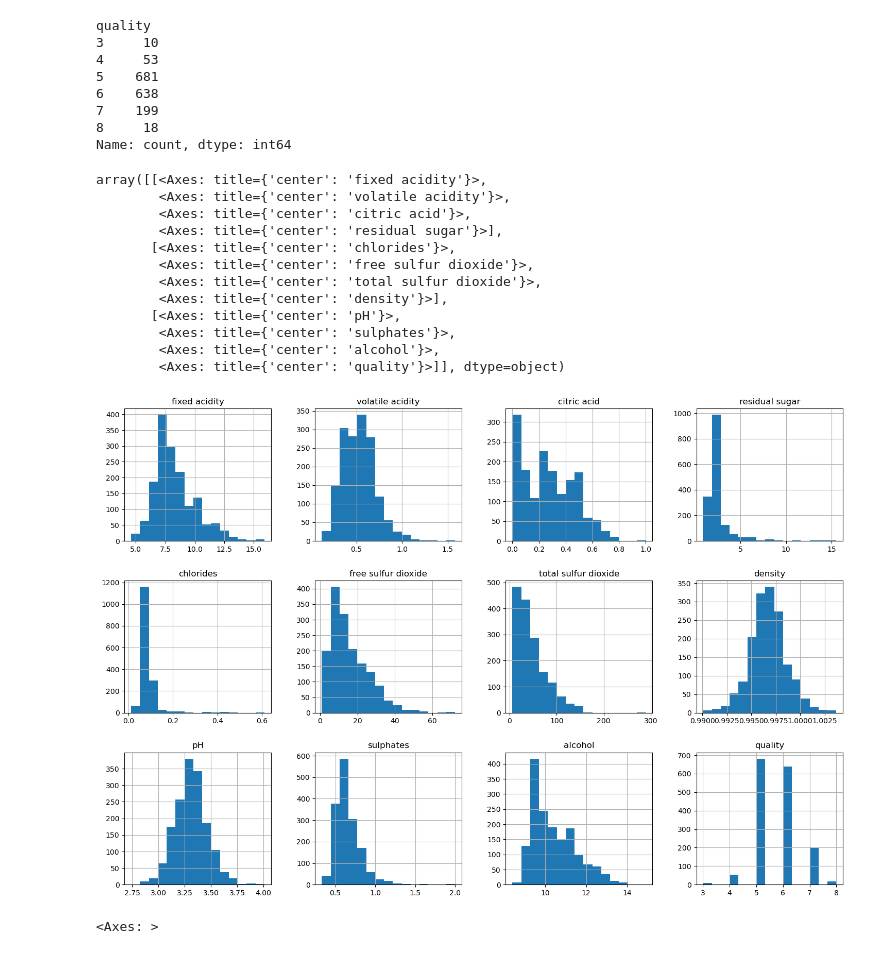
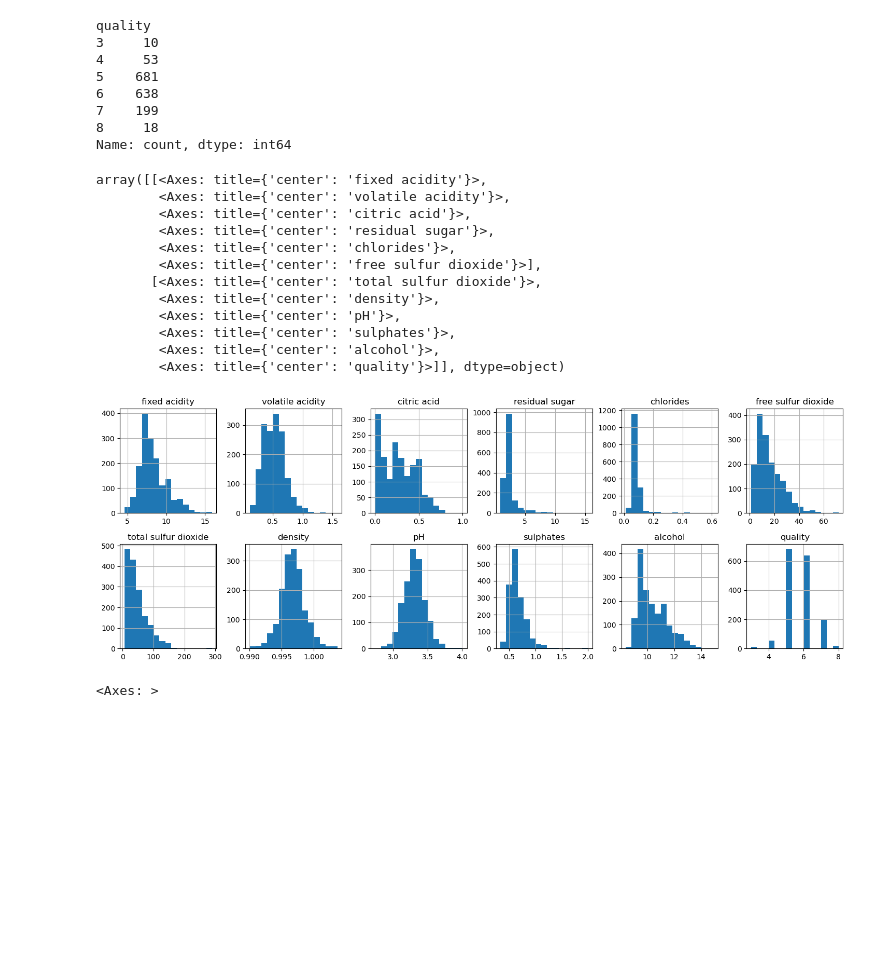
Before and after one commit to Liamoiknine/ML-wine-classifier, a Jupyter notebook: main.ipynb, the cells around one changed output. Cells and saved outputs as stored; diff of their text form; code cells hidden in the pictures; blank space fills up the shorter version.

```diff
--- a/main.ipynb
+++ b/main.ipynb
@@ -47,21 +47,21 @@ quality
 8     18
 Name: count, dtype: int64
 # %%
-df.hist(bins=15, figsize=(18,12), layout=(3,4))
+df.hist(bins=15, figsize=(18,6), layout=(2,6))
 # %% [output]
 array([[<Axes: title={'center': 'fixed acidity'}>,
         <Axes: title={'center': 'volatile acidity'}>,
         <Axes: title={'center': 'citric acid'}>,
-        <Axes: title={'center': 'residual sugar'}>],
-       [<Axes: title={'center': 'chlorides'}>,
-        <Axes: title={'center': 'free sulfur dioxide'}>,
-        <Axes: title={'center': 'total sulfur dioxide'}>,
-        <Axes: title={'center': 'density'}>],
-       [<Axes: title={'center': 'pH'}>,
+        <Axes: title={'center': 'residual sugar'}>,
+        <Axes: title={'center': 'chlorides'}>,
+        <Axes: title={'center': 'free sulfur dioxide'}>],
+       [<Axes: title={'center': 'total sulfur dioxide'}>,
+        <Axes: title={'center': 'density'}>,
+        <Axes: title={'center': 'pH'}>,
         <Axes: title={'center': 'sulphates'}>,
         <Axes: title={'center': 'alcohol'}>,
         <Axes: title={'center': 'quality'}>]], dtype=object)
-[figure, old version]
+[figure, new version]
 # %%
 import seaborn as sns
 import matplotlib.pyplot as plt
```
Also changed, not shown: parts of 1 cell of this notebook.
